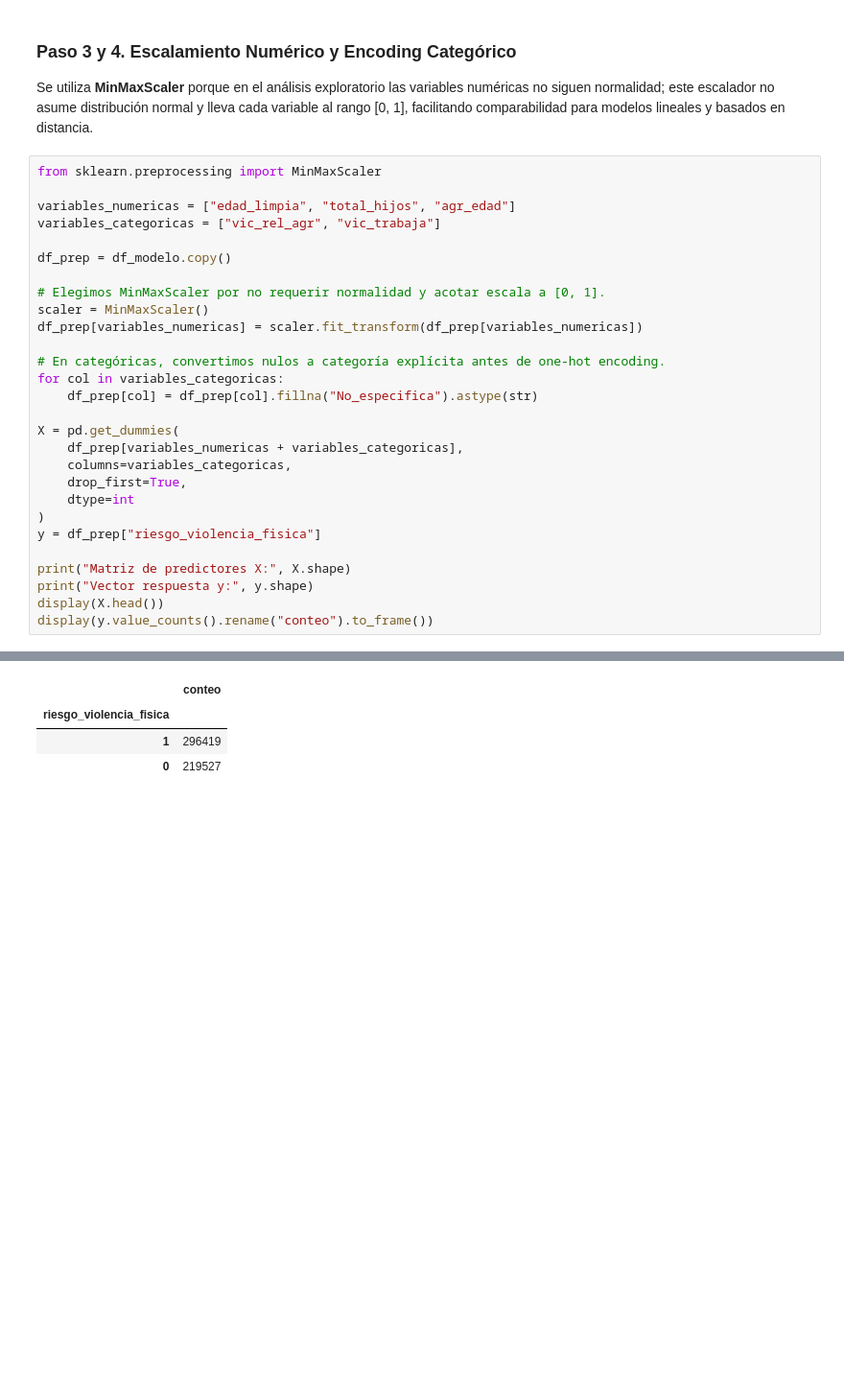
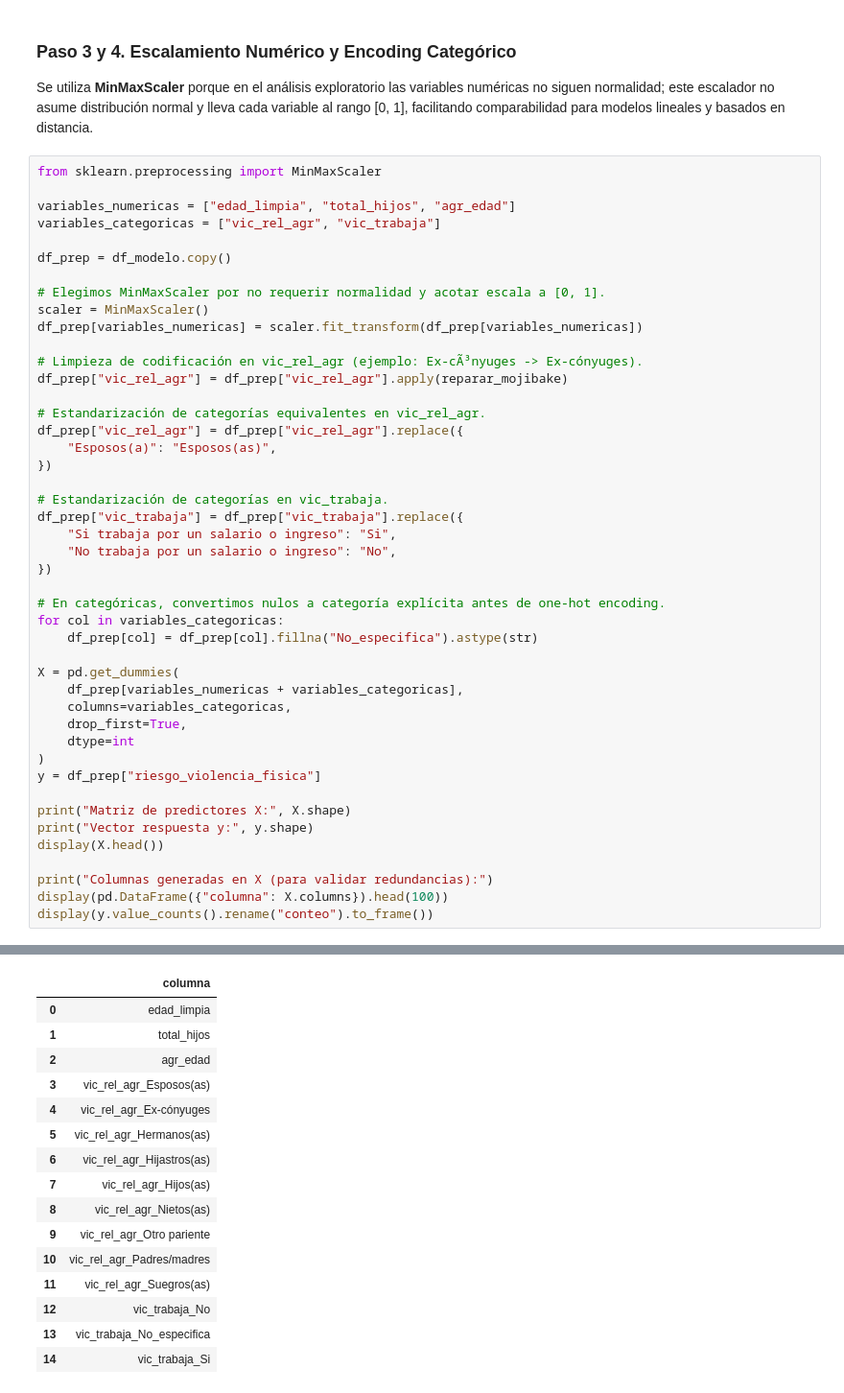
Before and after one commit to MEN-GUE/proyecto_01_mineria_datos, a Jupyter notebook: Cuaderno Jupyter para Analisis/Analisis_Violencia_INE.ipynb, the cells around one changed output, grey strips where cells are left out. Shown at 96% size. Drawn from its saved outputs; the diff is of its cells as text; blank space fills up the shorter version.

Commit message:
Corregir columnas de matriz de predictores

```diff
--- a/Cuaderno Jupyter para Analisis/Analisis_Violencia_INE.ipynb
+++ b/Cuaderno Jupyter para Analisis/Analisis_Violencia_INE.ipynb
@@ -436,6 +436,20 @@ df_prep = df_modelo.copy()
 # Elegimos MinMaxScaler por no requerir normalidad y acotar escala a [0, 1].
 scaler = MinMaxScaler()
 df_prep[variables_numericas] = scaler.fit_transform(df_prep[variables_numericas])
+
+# Limpieza de codificación en vic_rel_agr (ejemplo: Ex-cÃ³nyuges -> Ex-cónyuges).
+df_prep["vic_rel_agr"] = df_prep["vic_rel_agr"].apply(reparar_mojibake)
+
+# Estandarización de categorías equivalentes en vic_rel_agr.
+df_prep["vic_rel_agr"] = df_prep["vic_rel_agr"].replace({
+    "Esposos(a)": "Esposos(as)",
+})
+
+# Estandarización de categorías en vic_trabaja.
+df_prep["vic_trabaja"] = df_prep["vic_trabaja"].replace({
+    "Si trabaja por un salario o ingreso": "Si",
+    "No trabaja por un salario o ingreso": "No",
+})
 
 # En categóricas, convertimos nulos a categoría explícita antes de one-hot encoding.
 for col in variables_categoricas:
@@ -452,5 +466,8 @@ y = df_prep["riesgo_violencia_fisica"]
 print("Matriz de predictores X:", X.shape)
 print("Vector respuesta y:", y.shape)
 display(X.head())
+
+print("Columnas generadas en X (para validar redundancias):")
+display(pd.DataFrame({"columna": X.columns}).head(100))
 display(y.value_counts().rename("conteo").to_frame())
 # %% [output]
@@ -465,4 +483,16 @@ Vector respuesta y: (515946,)
-|  | conteo |
-| riesgo_violencia_fisica |  |
-| 1 | 296419 |
-| 0 | 219527 |
+|  | columna |
+| 0 | edad_limpia |
+| 1 | total_hijos |
+| 2 | agr_edad |
+| 3 | vic_rel_agr_Esposos(as) |
+| 4 | vic_rel_agr_Ex-cónyuges |
+| 5 | vic_rel_agr_Hermanos(as) |
+| 6 | vic_rel_agr_Hijastros(as) |
+| 7 | vic_rel_agr_Hijos(as) |
+| 8 | vic_rel_agr_Nietos(as) |
+| 9 | vic_rel_agr_Otro pariente |
+| 10 | vic_rel_agr_Padres/madres |
+| 11 | vic_rel_agr_Suegros(as) |
+| 12 | vic_trabaja_No |
+| 13 | vic_trabaja_No_especifica |
+| 14 | vic_trabaja_Si |
```
Also changed, not shown: parts of 1 cell of this notebook.
